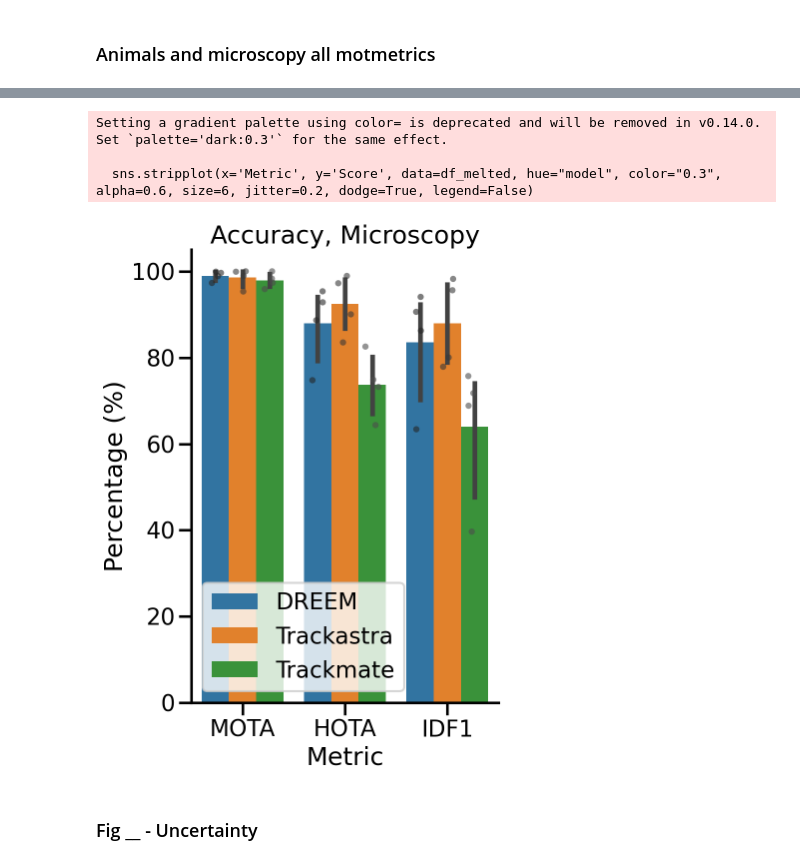
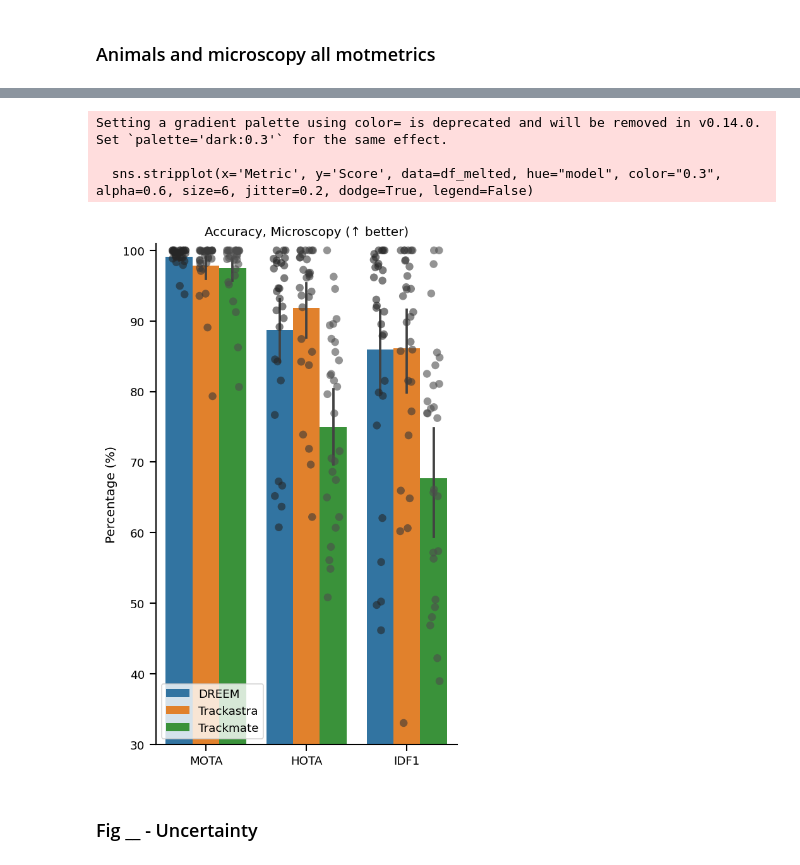
Before and after one commit to talmolab/dreem-plots, a Jupyter notebook: plot_dreem_for_submission.ipynb, the cells around one changed output, grey strips where cells are left out. Saved outputs shown, nothing was run; the diff lists cells and outputs as text; code cells hidden in the pictures.

```diff
--- a/plot_dreem_for_submission.ipynb
+++ b/plot_dreem_for_submission.ipynb
@@ -795,22 +814,23 @@ df.rename(columns={"mota":"MOTA", "idf1":"IDF1"}, inplace=True)
 df[['MOTA','HOTA','IDF1']] *= 100
 # %%
 metrics = ["MOTA", "HOTA","IDF1"]
-df_melted = df.melt(id_vars="model", value_vars=metrics, var_name="Metric", value_name="Score")
+df_melted = df.melt(id_vars=["model","dataset","id"], value_vars=metrics, var_name="Metric", value_name="Score")
 plt.figure(figsize=figure_size)
 sns.stripplot(x='Metric', y='Score', data=df_melted, hue="model", color="0.3", alpha=0.6, size=6, jitter=0.2, dodge=True, legend=False)
 g = sns.barplot(data=df_melted, x="Metric", y="Score", hue="model", palette="tab10")
 g.legend_.set_title(None)
-plt.xlabel("Metric")
+plt.xlabel("")
 plt.ylabel("Percentage (%)")
-plt.title("Tracking Accuracy, Microscopy")
+plt.ylim(30,101)
+plt.title("Accuracy, Microscopy (↑ better)")
 plt.tight_layout()
 sns.despine()
-plt.savefig("./data/tracking-accuracy-microscopy.png")
+# plt.savefig("./data/tracking-accuracy-microscopy.png")
 # %% [output]
 Setting a gradient palette using color= is deprecated and will be removed in v0.14.0. Set `palette='dark:0.3'` for the same effect.
 
   sns.stripplot(x='Metric', y='Score', data=df_melted, hue="model", color="0.3", alpha=0.6, size=6, jitter=0.2, dodge=True, legend=False)
-[figure, old version]
+[figure, new version]
 # %% [markdown]
 ### Fig __ - Uncertainty
 # %%
```
Also changed, not shown: parts of 18 cells of this notebook, 18 other files.
